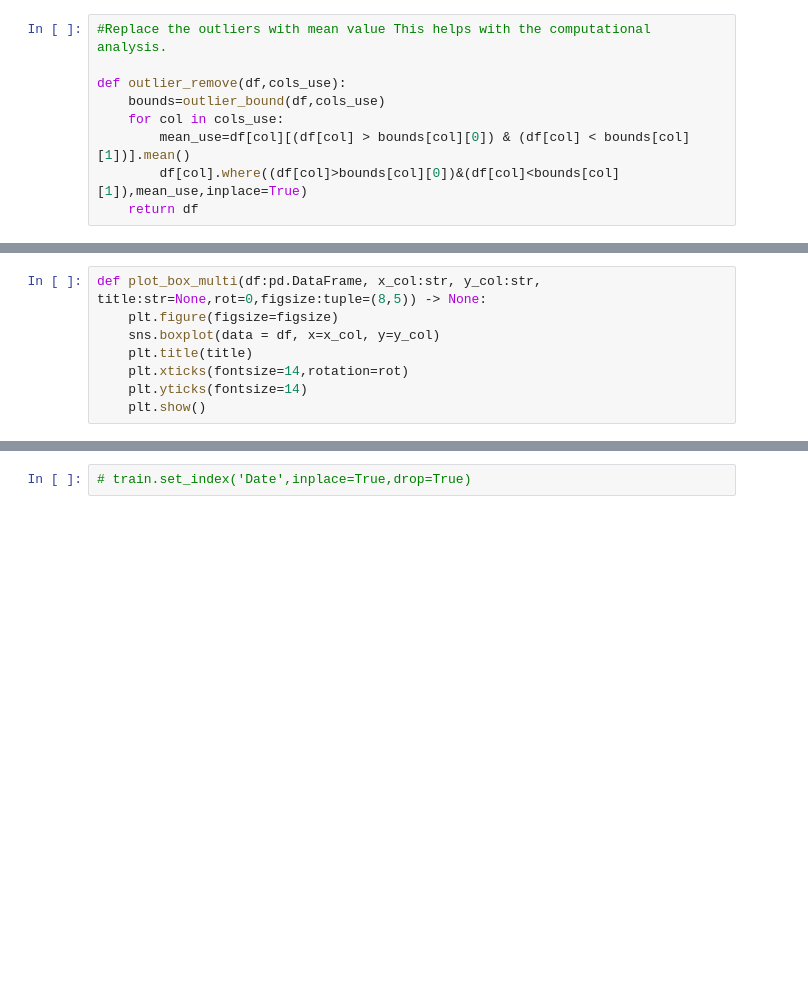
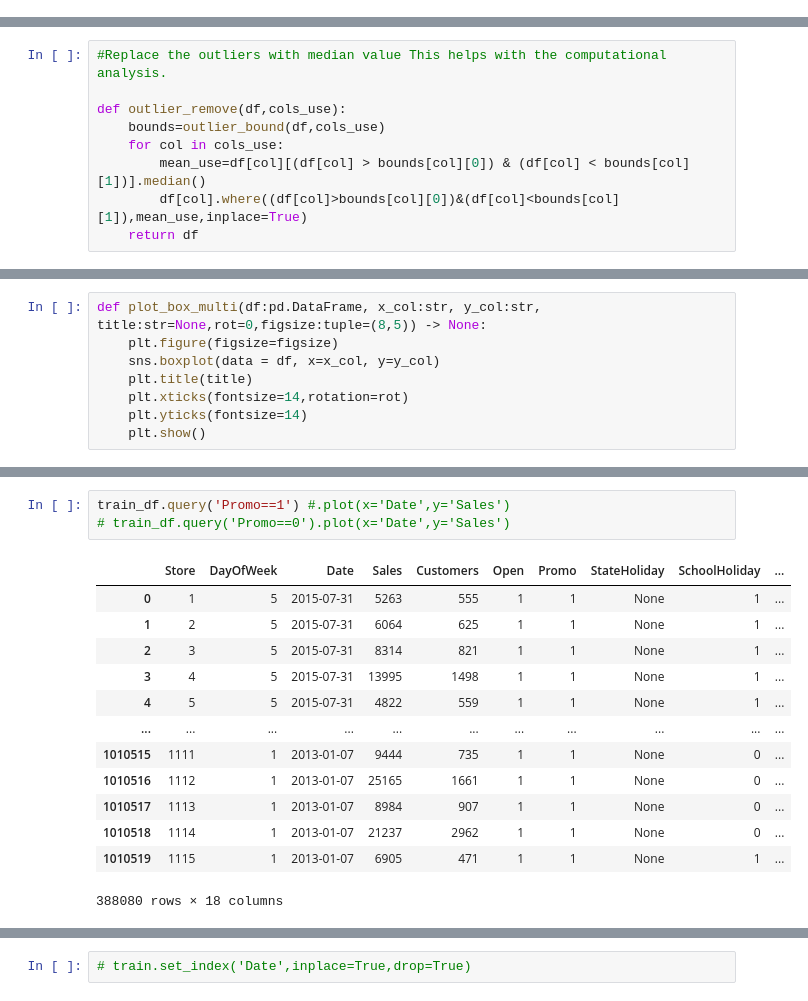
Before and after one commit to fbagire/pharmaceutical_sales_forecast, a Jupyter notebook: notebook/EDA.ipynb, the cells around one changed output, grey strips where cells are left out. Cells and saved outputs as stored; diff of their text form; blank space fills up the shorter version.

```diff
--- a/notebook/EDA.ipynb
+++ b/notebook/EDA.ipynb
@@ -218,9 +203,0 @@ def outlier_bound(df,cols_use):
-# %%
-#Replace the outliers with mean value This helps with the computational analysis.
-
-def outlier_remove(df,cols_use):
-    bounds=outlier_bound(df,cols_use)
-    for col in cols_use:
-        mean_use=df[col][(df[col] > bounds[col][0]) & (df[col] < bounds[col][1])].mean()
-        df[col].where((df[col]>bounds[col][0])&(df[col]<bounds[col][1]),mean_use,inplace=True)
-    return df
@@ -236,0 +218,9 @@ train_df.shape
+# %%
+#Replace the outliers with median value This helps with the computational analysis.
+
+def outlier_remove(df,cols_use):
+    bounds=outlier_bound(df,cols_use)
+    for col in cols_use:
+        mean_use=df[col][(df[col] > bounds[col][0]) & (df[col] < bounds[col][1])].median()
+        df[col].where((df[col]>bounds[col][0])&(df[col]<bounds[col][1]),mean_use,inplace=True)
+    return df
@@ -253,2 +270,19 @@ plot_box_multi(train_df,x_col='Promo',y_col='Sales',title='Sales by Promo')
+# %%
+train_df.query('Promo==1') #.plot(x='Date',y='Sales')
+# train_df.query('Promo==0').plot(x='Date',y='Sales')
+# %% [output]
+|  | Store | DayOfWeek | Date | Sales | Customers | Open | Promo | StateHoliday | SchoolHoliday | ... |
+| 0 | 1 | 5 | 2015-07-31 | 5263 | 555 | 1 | 1 | None | 1 | ... |
+| 1 | 2 | 5 | 2015-07-31 | 6064 | 625 | 1 | 1 | None | 1 | ... |
+| 2 | 3 | 5 | 2015-07-31 | 8314 | 821 | 1 | 1 | None | 1 | ... |
+| 3 | 4 | 5 | 2015-07-31 | 13995 | 1498 | 1 | 1 | None | 1 | ... |
+| 4 | 5 | 5 | 2015-07-31 | 4822 | 559 | 1 | 1 | None | 1 | ... |
+| ... | ... | ... | ... | ... | ... | ... | ... | ... | ... | ... |
+| 1010515 | 1111 | 1 | 2013-01-07 | 9444 | 735 | 1 | 1 | None | 0 | ... |
+| 1010516 | 1112 | 1 | 2013-01-07 | 25165 | 1661 | 1 | 1 | None | 0 | ... |
+| 1010517 | 1113 | 1 | 2013-01-07 | 8984 | 907 | 1 | 1 | None | 0 | ... |
+| 1010518 | 1114 | 1 | 2013-01-07 | 21237 | 2962 | 1 | 1 | None | 0 | ... |
+| 1010519 | 1115 | 1 | 2013-01-07 | 6905 | 471 | 1 | 1 | None | 1 | ... |
+388080 rows × 18 columns
 # %%
 plot_box_multi(train_df,x_col='Open',y_col='Customers',title='Customers by Open/Close status')
```
Also changed, not shown: parts of 31 cells of this notebook.
